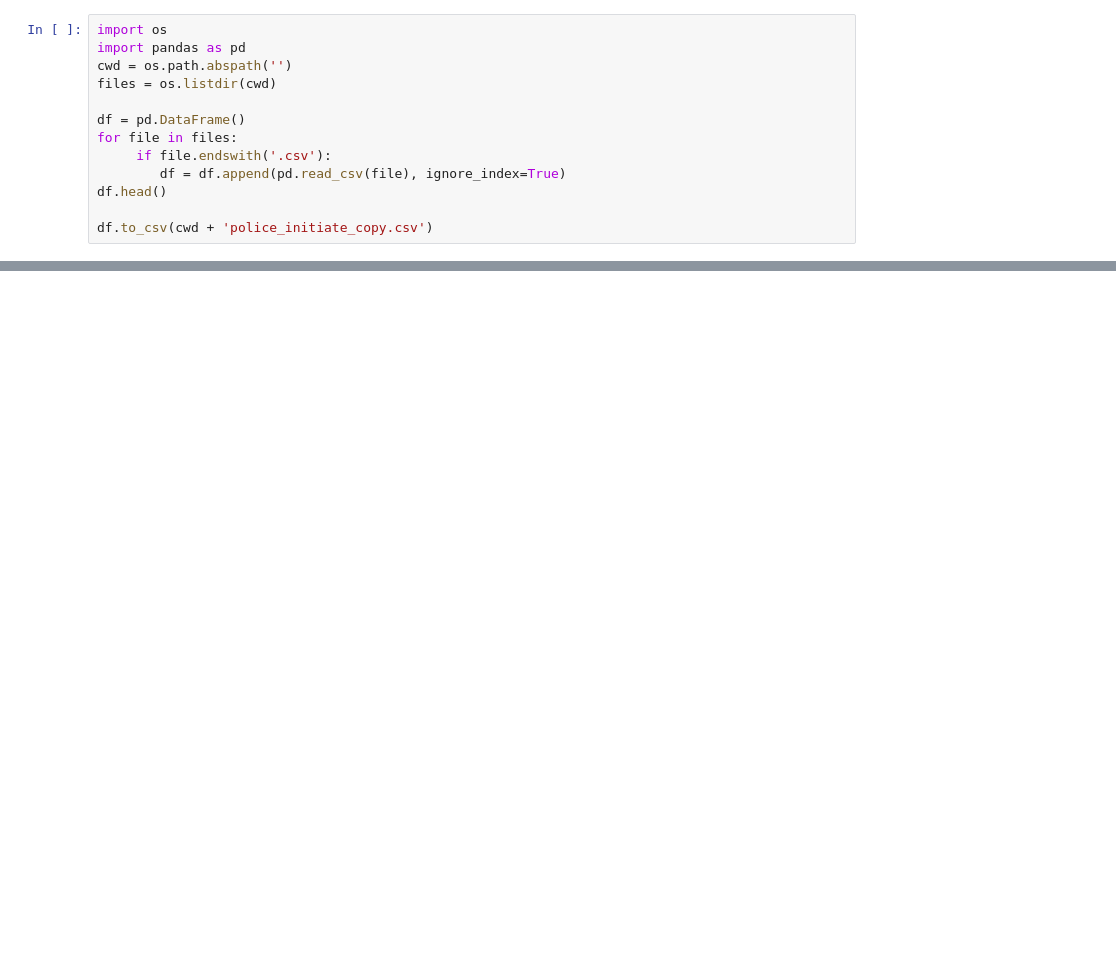
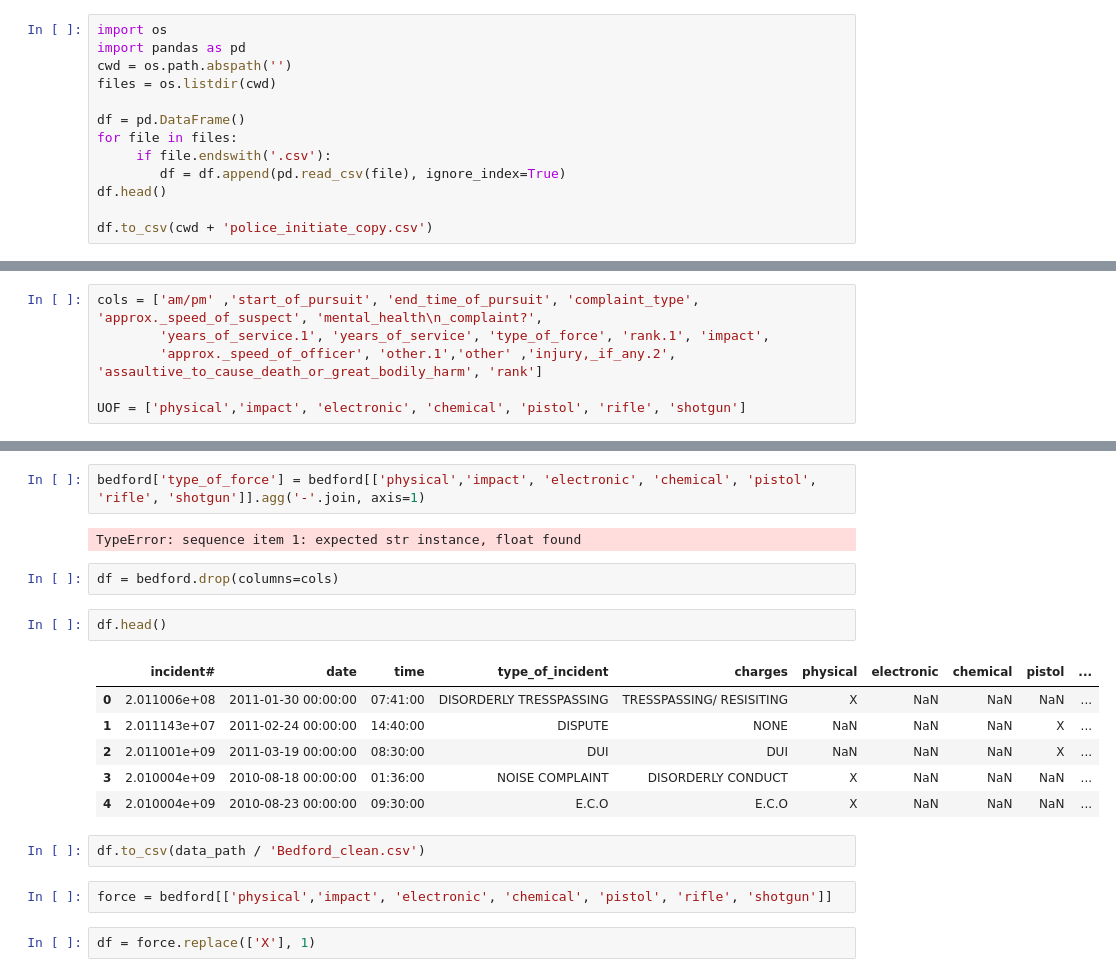
Before and after one commit to BloomTech-Labs/human-rights-first-ds-d, a Jupyter notebook: notebooks/labs_27/0.1-JM-data-wrangling.ipynb, the cells around one changed output, grey strips where cells are left out. Cells and saved outputs as stored; diff of their text form; blank space fills up the shorter version.

```diff
--- a/notebooks/labs_27/0.1-JM-data-wrangling.ipynb
+++ b/notebooks/labs_27/0.1-JM-data-wrangling.ipynb
@@ -667,0 +730,6 @@ df.to_csv(cwd + 'police_initiate_copy.csv')
+# %%
+cols = ['am/pm' ,'start_of_pursuit', 'end_time_of_pursuit', 'complaint_type', 'approx._speed_of_suspect', 'mental_health\n_complaint?',
+        'years_of_service.1', 'years_of_service', 'type_of_force', 'rank.1', 'impact',
+        'approx._speed_of_officer', 'other.1','other' ,'injury,_if_any.2', 'assaultive_to_cause_death_or_great_bodily_harm', 'rank']
+
+UOF = ['physical','impact', 'electronic', 'chemical', 'pistol', 'rifle', 'shotgun']
@@ -667,0 +776,21 @@ df.to_csv(cwd + 'police_initiate_copy.csv')
+# %%
+bedford['type_of_force'] = bedford[['physical','impact', 'electronic', 'chemical', 'pistol', 'rifle', 'shotgun']].agg('-'.join, axis=1)
+# %% [output]
+TypeError: sequence item 1: expected str instance, float found
+# %%
+df = bedford.drop(columns=cols)
+# %%
+df.head()
+# %% [output]
+|  | incident# | date | time | type_of_incident | charges | physical | electronic | chemical | pistol | ... |
+| 0 | 2.011006e+08 | 2011-01-30 00:00:00 | 07:41:00 | DISORDERLY TRESSPASSING | TRESSPASSING/ RESISITING | X | NaN | NaN | NaN | ... |
+| 1 | 2.011143e+07 | 2011-02-24 00:00:00 | 14:40:00 | DISPUTE | NONE | NaN | NaN | NaN | X | ... |
+| 2 | 2.011001e+09 | 2011-03-19 00:00:00 | 08:30:00 | DUI | DUI | NaN | NaN | NaN | X | ... |
+| 3 | 2.010004e+09 | 2010-08-18 00:00:00 | 01:36:00 | NOISE COMPLAINT | DISORDERLY CONDUCT | X | NaN | NaN | NaN | ... |
+| 4 | 2.010004e+09 | 2010-08-23 00:00:00 | 09:30:00 | E.C.O | E.C.O | X | NaN | NaN | NaN | ... |
+# %%
+df.to_csv(data_path / 'Bedford_clean.csv')
+# %%
+force = bedford[['physical','impact', 'electronic', 'chemical', 'pistol', 'rifle', 'shotgun']]
+# %%
+df = force.replace(['X'], 1)
```
Also changed, not shown: parts of 32 cells of this notebook, 35 other files.
